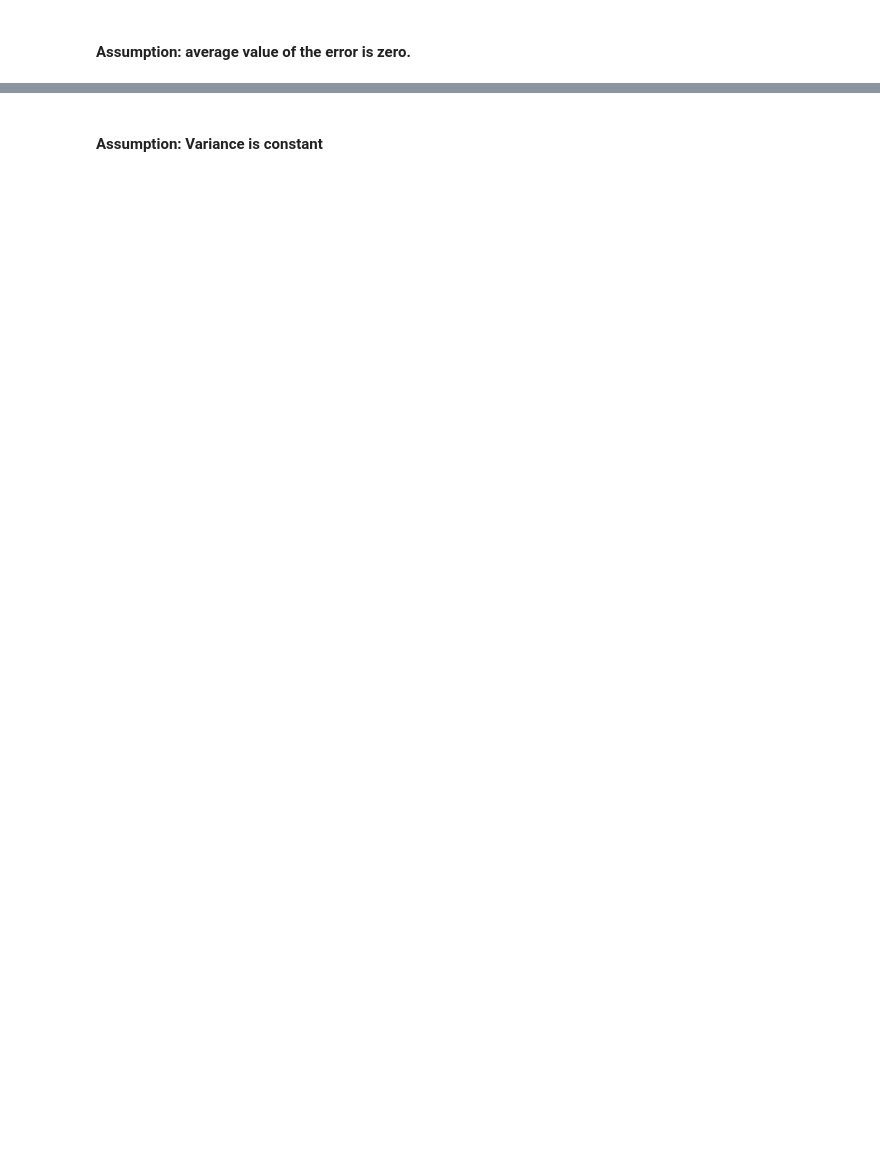
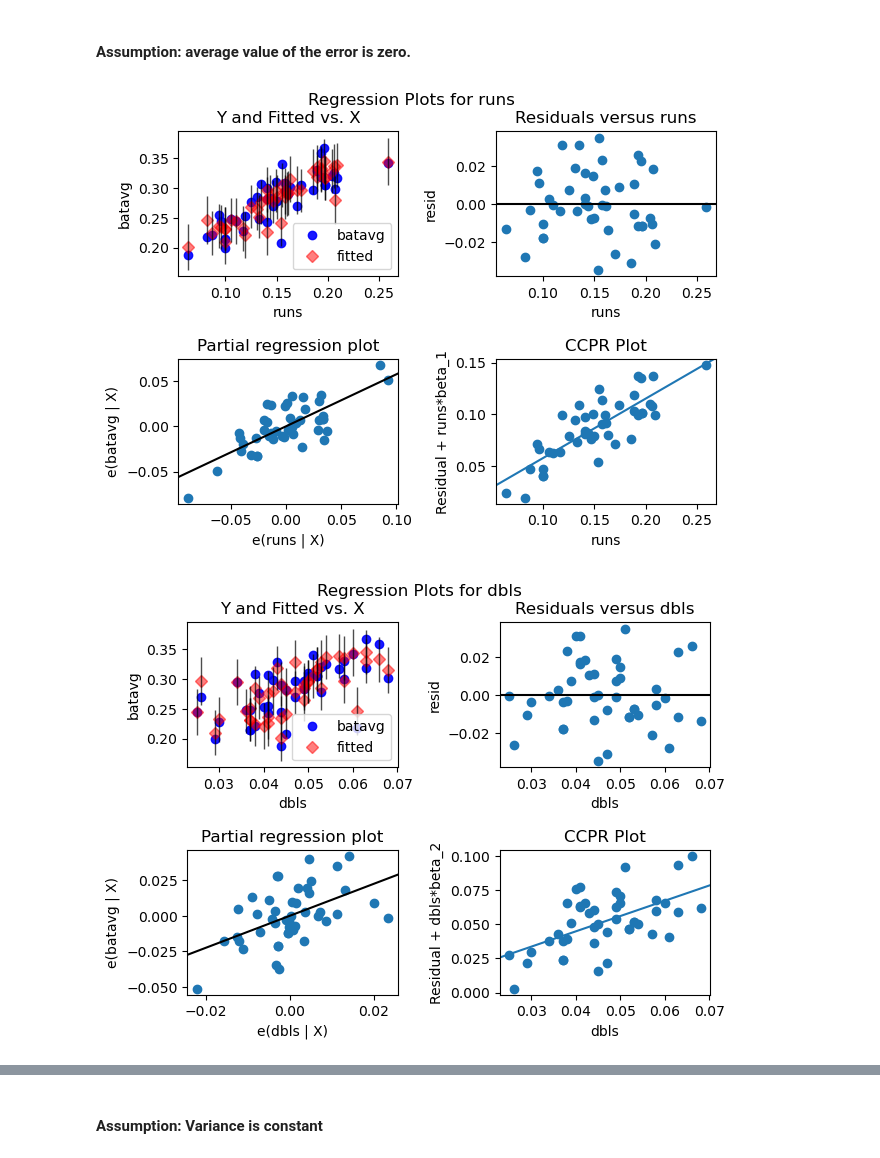
Before and after one commit to ethnwng/2025-t1-notes, a Jupyter notebook: MATH360/python_lectures/Lecture_18_2025W1.ipynb, the cells around one changed output, grey strips where cells are left out. Saved outputs shown, nothing was run; the diff lists cells and outputs as text; code cells hidden in the pictures; blank space fills up the shorter version.

```diff
--- a/MATH360/python_lectures/Lecture_18_2025W1.ipynb
+++ b/MATH360/python_lectures/Lecture_18_2025W1.ipynb
@@ -81,3 +81,12 @@ packages imported
 Let's revisit the MLB data and plot the diagnostic plots for when we have covariates runs, dbls, and strikeouts, with response variable batavg.
 
 Use the `statsmodels.api` package to produce the linear regression and the diagnostic plots.
+# %%
+mlb = pd.read_csv("DATA/baseball.csv")
+X = mlb[['runs', 'dbls', 'strikeouts']]
+Y = mlb['batavg']
+
+X = sm.add_constant(X)
+reg_1 = sm.OLS(Y,X).fit()
+summary = reg_1.summary()
+print(summary)
@@ -84,2 +111,14 @@ Use the `statsmodels.api` package to produce the linear regression and the diagn
 # %% [markdown]
 #### Assumption: average value of the error is zero.
+# %%
+sm.graphics.plot_regress_exog(reg_1, 'runs')
+plt.show()
+
+sm.graphics.plot_regress_exog(reg_1, 'dbls')
+plt.show()
+
+sm.graphics.plot_regress_exog(reg_1, 'strikeouts')
+plt.show()
+# %% [output]
+[figure, added]
+[figure, added]
```
Also changed, not shown: parts of 9 cells of this notebook, 40 other files.
